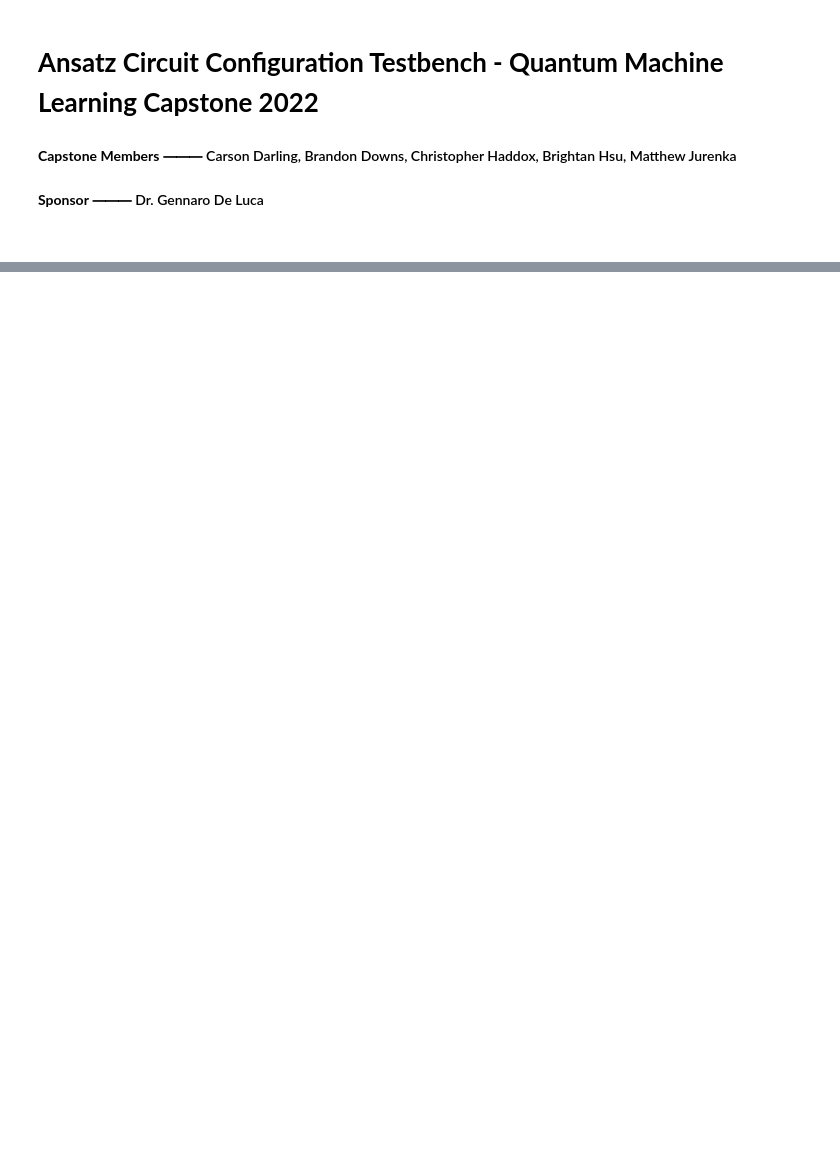
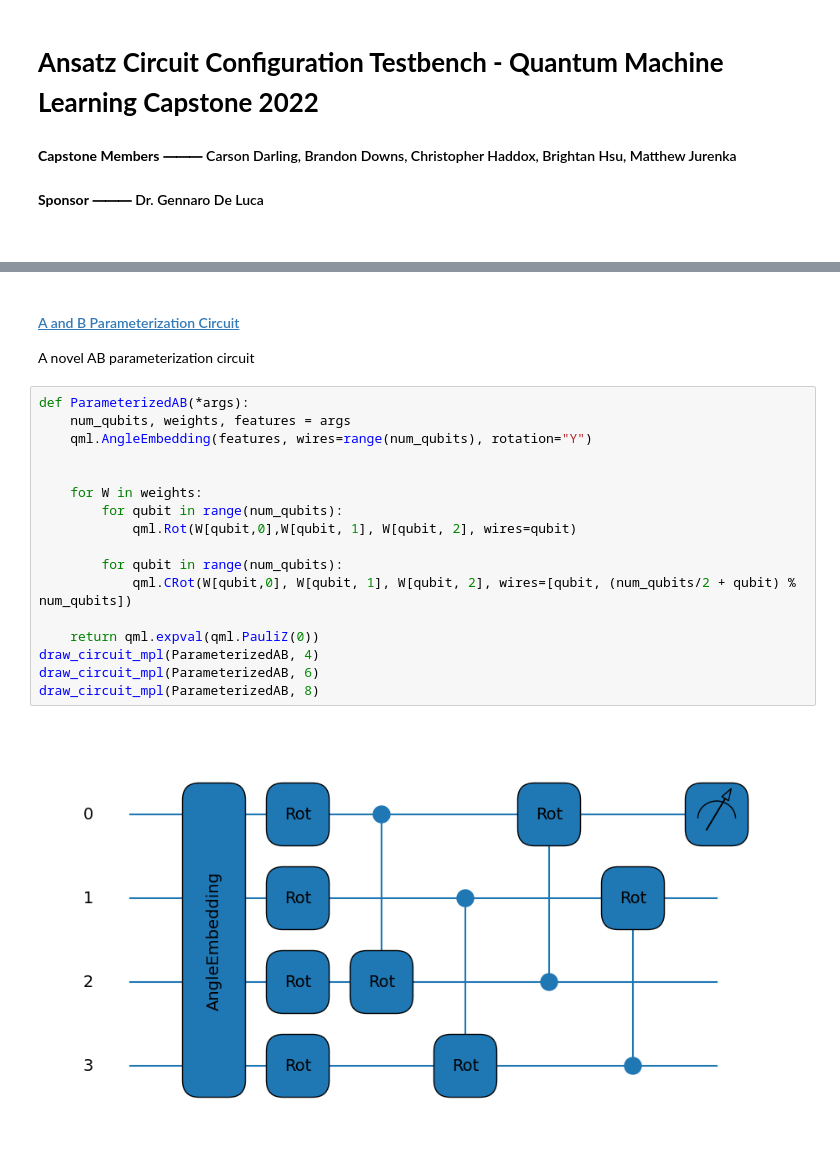
Before and after one commit to mattjurenka/qml-capstone, a Jupyter notebook: testbench.ipynb, the cells around one changed output, grey strips where cells are left out. Saved outputs shown, nothing was run; the diff lists cells and outputs as text; blank space fills up the shorter version.

```diff
--- a/testbench.ipynb
+++ b/testbench.ipynb
@@ -404,0 +234,22 @@ tket library??
+# %% [markdown]
+#### [A and B Parameterization Circuit](https://pennylane.ai/qml/glossary/circuit_ansatz.html#a-parametrized-b-parametrized)
+A novel AB parameterization circuit
+# %%
+def ParameterizedAB(*args):
+    num_qubits, weights, features = args
+    qml.AngleEmbedding(features, wires=range(num_qubits), rotation="Y")
+
+
+    for W in weights:
+        for qubit in range(num_qubits):
+            qml.Rot(W[qubit,0],W[qubit, 1], W[qubit, 2], wires=qubit)
+
+        for qubit in range(num_qubits):
+            qml.CRot(W[qubit,0], W[qubit, 1], W[qubit, 2], wires=[qubit, (num_qubits/2 + qubit) % num_qubits])
+
+    return qml.expval(qml.PauliZ(0))
+draw_circuit_mpl(ParameterizedAB, 4)
+draw_circuit_mpl(ParameterizedAB, 6)
+draw_circuit_mpl(ParameterizedAB, 8)
+# %% [output]
+[figure, added]
```
Also changed, not shown: parts of 64 cells of this notebook.
